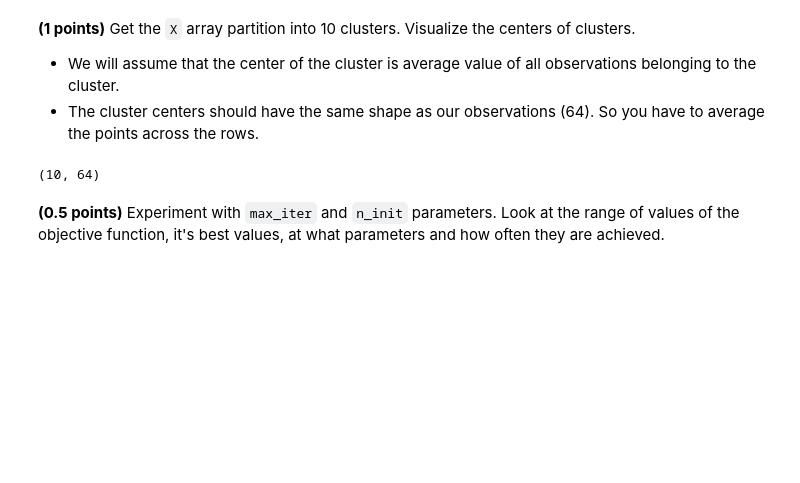
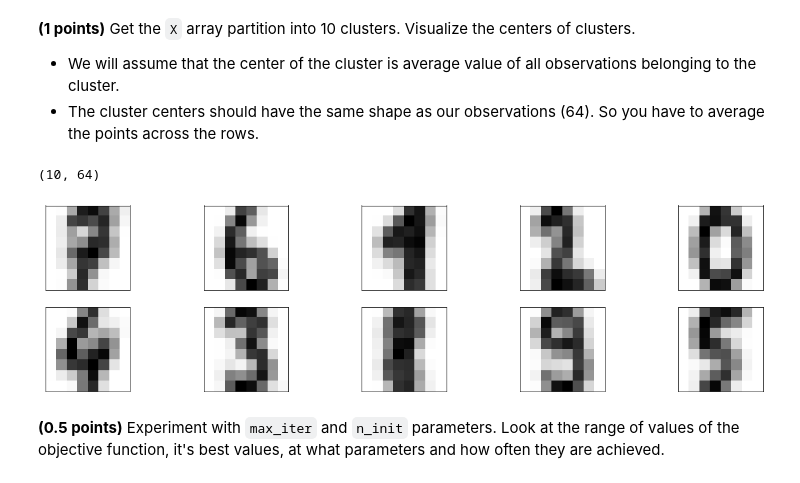
Before and after one commit to kastrubait/ml-intro-2022Q1, a Jupyter notebook: task-8_clustering.ipynb, the cells around one changed output. Saved outputs shown, nothing was run; the diff lists cells and outputs as text; code cells hidden in the pictures; blank space fills up the shorter version.

```diff
--- a/task-8_clustering.ipynb
+++ b/task-8_clustering.ipynb
@@ -157,5 +157,19 @@ assert custom_kmeans_labels.shape == (1797,)
 kmeans.cluster_centers_.shape
 # %% [output]
 (10, 64)
+# %%
+km_centers = np.zeros((10, 64))
+
+for i in range(10):
+    cluster_points = X[custom_kmeans_labels == i]
+    cluster_mean = np.mean(cluster_points, axis=0)
+    km_centers[i, :] = cluster_mean
+
+fig = plt.figure(figsize=(20, 5))
+for i in range(10):
+    ax = fig.add_subplot(2, 5, i+1, xticks=[], yticks=[])
+    ax.imshow(np.reshape(km_centers[i],(8, 8)), cmap=plt.cm.binary)
+# %% [output]
+[figure, added]
 # %% [markdown]
 **(0.5 points)** Experiment with `max_iter` and `n_init` parameters. Look at the range of values of the objective function, it's best values, at what parameters and how often they are achieved.
```
Also changed, not shown: parts of 2 cells of this notebook.
